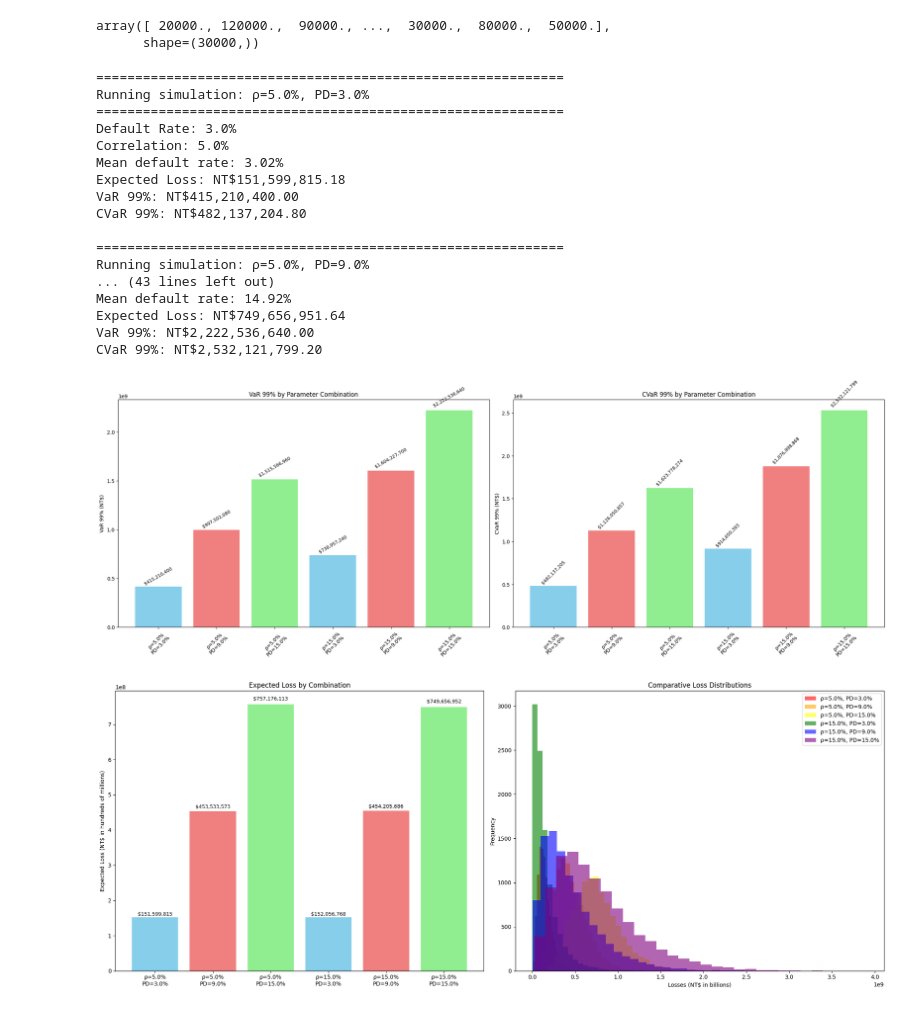
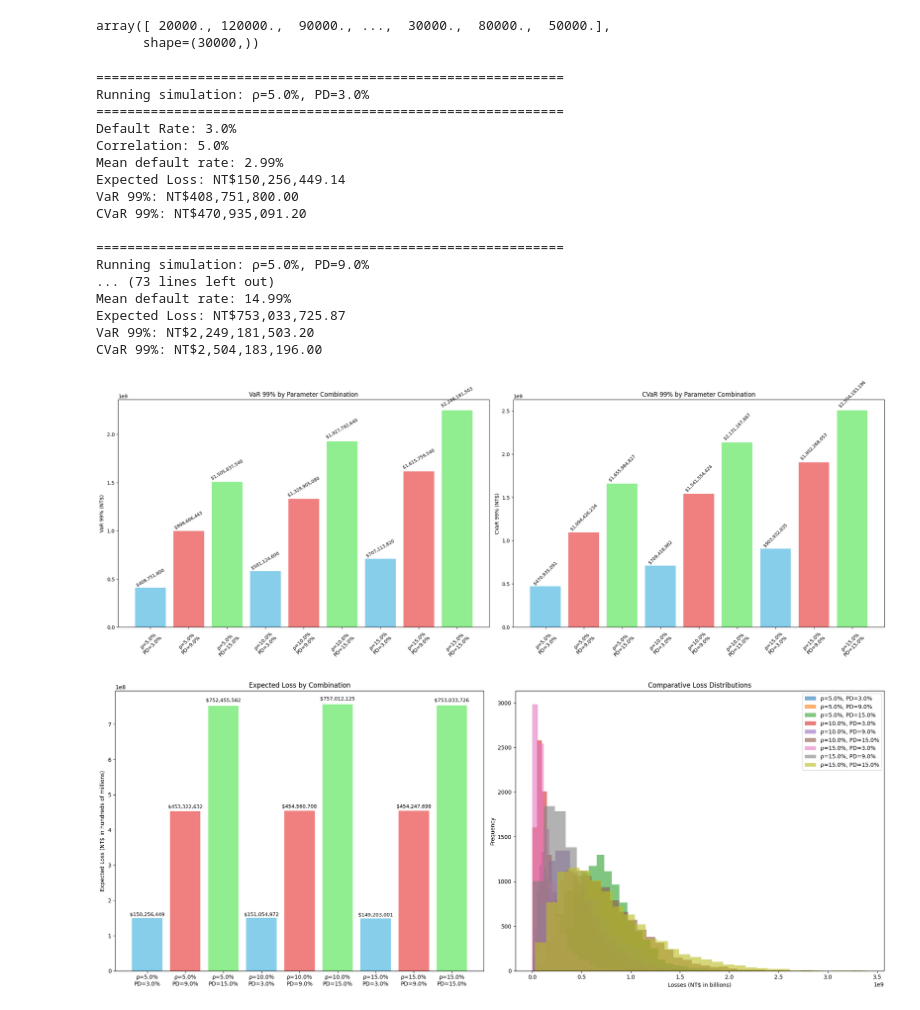
Before and after one commit to ammylin/MATH_789_final_project, a Jupyter notebook: final_sims.ipynb, the cells around one changed output. Saved outputs shown, nothing was run; the diff lists cells and outputs as text; code cells hidden in the pictures.

Commit message:
updated plots with 10% correlation value

```diff
--- a/final_sims.ipynb
+++ b/final_sims.ipynb
@@ -63,7 +63,7 @@ credit_lines
 array([ 20000., 120000.,  90000., ...,  30000.,  80000.,  50000.],
       shape=(30000,))
 # %%
-correlations = [0.05, 0.15]
+correlations = [0.05, 0.10, 0.15]
 default_rates = [0.03, 0.09, 0.15]
 n_simulations = 10000
 N = len(credit_lines)
@@ -139,18 +139,18 @@ Running simulation: ρ=5.0%, PD=3.0%
 ============================================================
 Default Rate: 3.0%
 Correlation: 5.0%
-Mean default rate: 3.02%
-Expected Loss: NT$151,599,815.18
-VaR 99%: NT$415,210,400.00
-CVaR 99%: NT$482,137,204.80
+Mean default rate: 2.99%
+Expected Loss: NT$150,256,449.14
+VaR 99%: NT$408,751,800.00
+CVaR 99%: NT$470,935,091.20
 
 ============================================================
 Running simulation: ρ=5.0%, PD=9.0%
-... (43 lines left out)
-Mean default rate: 14.92%
-Expected Loss: NT$749,656,951.64
-VaR 99%: NT$2,222,536,640.00
-CVaR 99%: NT$2,532,121,799.20
+... (73 lines left out)
+Mean default rate: 14.99%
+Expected Loss: NT$753,033,725.87
+VaR 99%: NT$2,249,181,503.20
+CVaR 99%: NT$2,504,183,196.00
 # %%
 # VaR and CVaR by combination
 plt.figure(figsize=(22, 8))
@@ -201,7 +201,7 @@ for bar, value in zip(bars, cvar_values):
 plt.tight_layout()
 plt.show()
 # %% [output]
-[figure, old version]
+[figure, new version]
 # %%
 # 2. Expected Loss and Loss Distributions
 plt.figure(figsize=(20, 8))
@@ -220,35 +220,34 @@ plt.ylabel("Expected Loss (NT$ in hundreds of millions)")
 plt.title("Expected Loss by Combination")
 plt.xticks(rotation=0)
 for bar, value in zip(bars, expected_loss_values):
     plt.text(
         bar.get_x() + bar.get_width() / 2,
         bar.get_height() + bar.get_height() * 0.01,
         f"${value:,.0f}",
         ha="center",
         va="bottom",
         fontsize=9,
         rotation=0,
     )
 
 # Subplot 2: Comparative Loss Distributions
 plt.subplot(1, 2, 2)
 for i, result in enumerate(results):
     plt.hist(
         result["total_losses"],
         bins=30,
         alpha=0.6,
         label=f"ρ={result['correlation']:.1%}, PD={result['pd']:.1%}",
-        color=["red", "orange", "yellow", "green", "blue", "purple"][i],
     )
 plt.xlabel("Losses (NT$ in billions)")
 plt.ylabel("Frequency")
 plt.title("Comparative Loss Distributions")
 plt.legend()
 
 plt.tight_layout()
 plt.show()
 # %% [output]
-[figure, old version]
+[figure, new version]
 # %%
 
 
```
Also changed, not shown: parts of 4 cells of this notebook.
